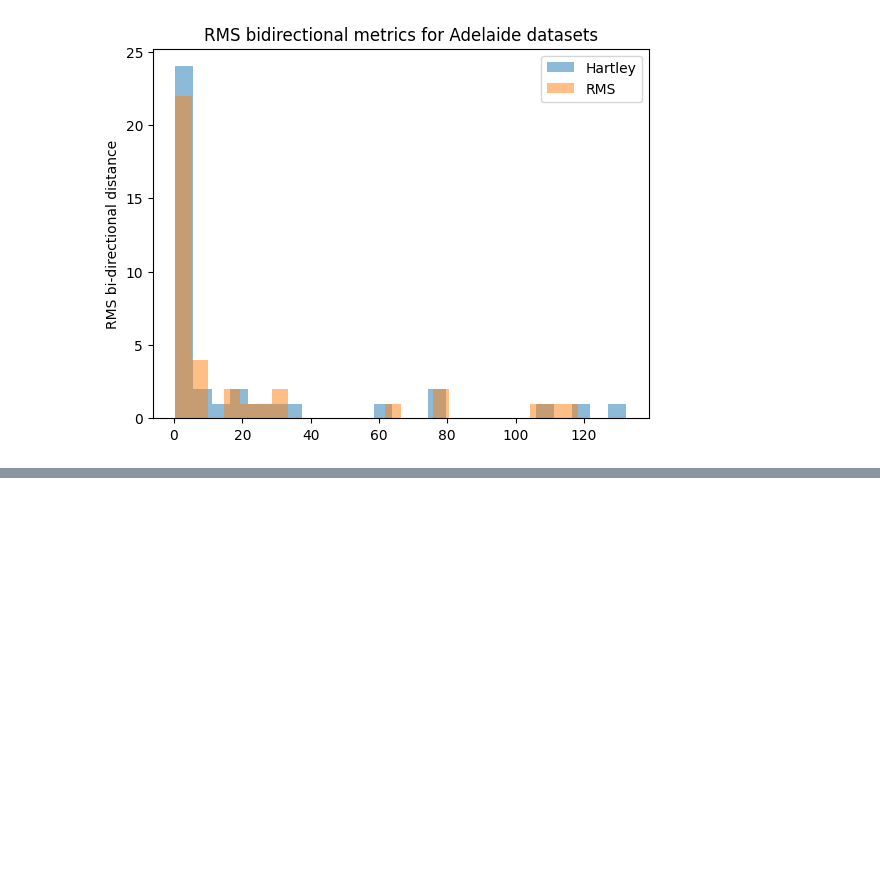
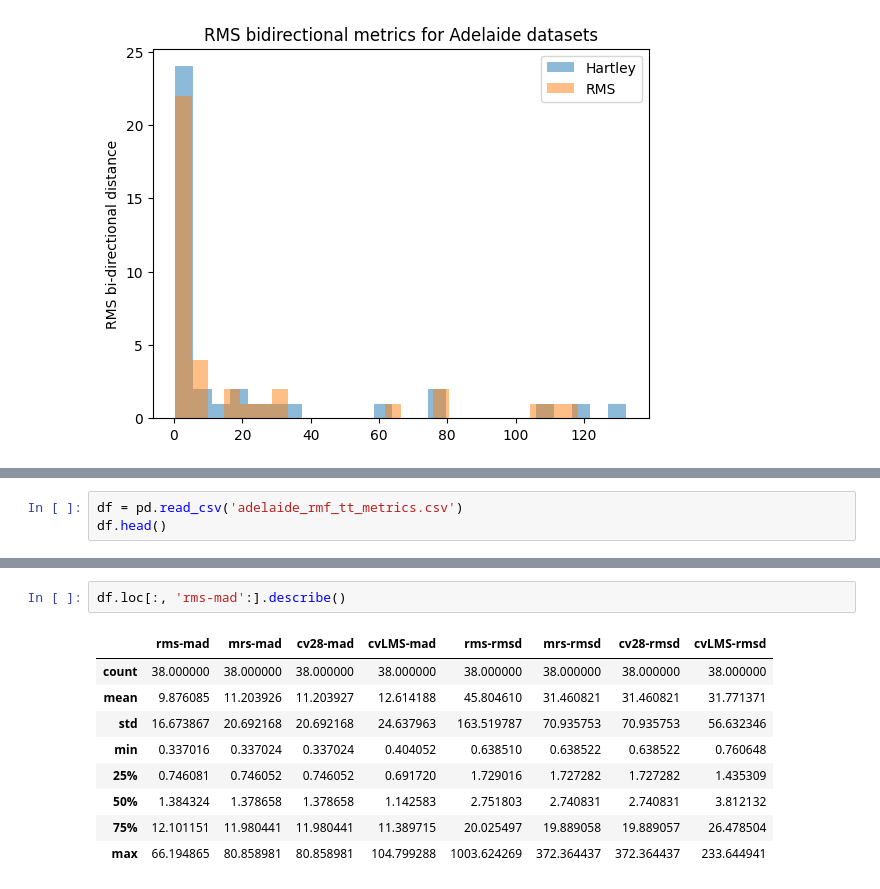
Before and after one commit to matthew-brett/test-fundamental-matrices, a Jupyter notebook: adelaide_metrics.ipynb, the cells around one changed output, grey strips where cells are left out. Saved outputs shown, nothing was run; the diff lists cells and outputs as text; blank space fills up the shorter version.

Commit message:
Train-test metrics

```diff
--- a/adelaide_metrics.ipynb
+++ b/adelaide_metrics.ipynb
@@ -51,0 +56,3 @@ plt.title('RMS bidirectional metrics for Adelaide datasets');
+# %%
+df = pd.read_csv('adelaide_rmf_tt_metrics.csv')
+df.head()
@@ -51,0 +66,12 @@ plt.title('RMS bidirectional metrics for Adelaide datasets');
+# %%
+df.loc[:, 'rms-mad':].describe()
+# %% [output]
+|  | rms-mad | mrs-mad | cv28-mad | cvLMS-mad | rms-rmsd | mrs-rmsd | cv28-rmsd | cvLMS-rmsd |
+| count | 38.000000 | 38.000000 | 38.000000 | 38.000000 | 38.000000 | 38.000000 | 38.000000 | 38.000000 |
+| mean | 9.876085 | 11.203926 | 11.203927 | 12.614188 | 45.804610 | 31.460821 | 31.460821 | 31.771371 |
+| std | 16.673867 | 20.692168 | 20.692168 | 24.637963 | 163.519787 | 70.935753 | 70.935753 | 56.632346 |
+| min | 0.337016 | 0.337024 | 0.337024 | 0.404052 | 0.638510 | 0.638522 | 0.638522 | 0.760648 |
+| 25% | 0.746081 | 0.746052 | 0.746052 | 0.691720 | 1.729016 | 1.727282 | 1.727282 | 1.435309 |
+| 50% | 1.384324 | 1.378658 | 1.378658 | 1.142583 | 2.751803 | 2.740831 | 2.740831 | 3.812132 |
+| 75% | 12.101151 | 11.980441 | 11.980441 | 11.389715 | 20.025497 | 19.889058 | 19.889057 | 26.478504 |
+| max | 66.194865 | 80.858981 | 80.858981 | 104.799288 | 1003.624269 | 372.364437 | 372.364437 | 233.644941 |
```
Also changed, not shown: parts of 4 cells of this notebook, 3 other files.
